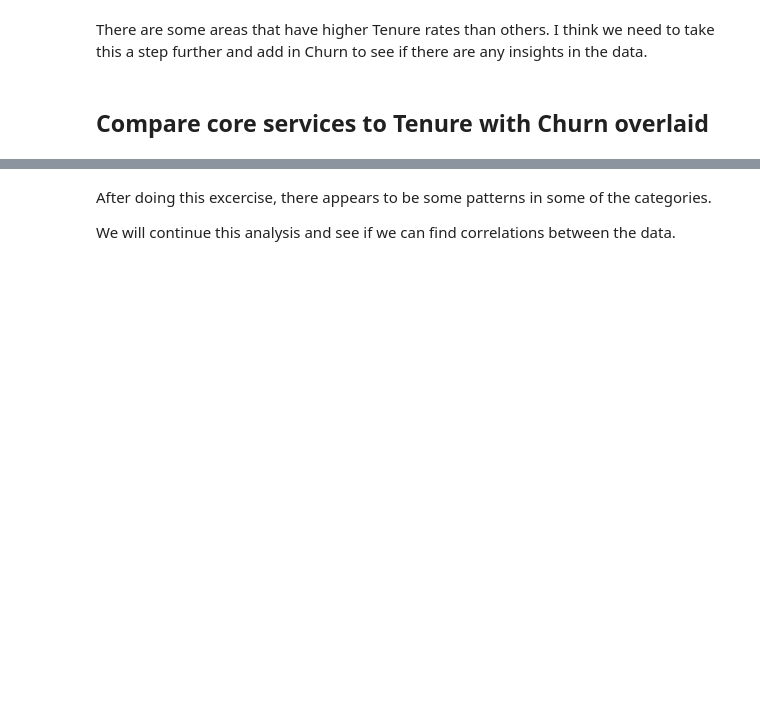
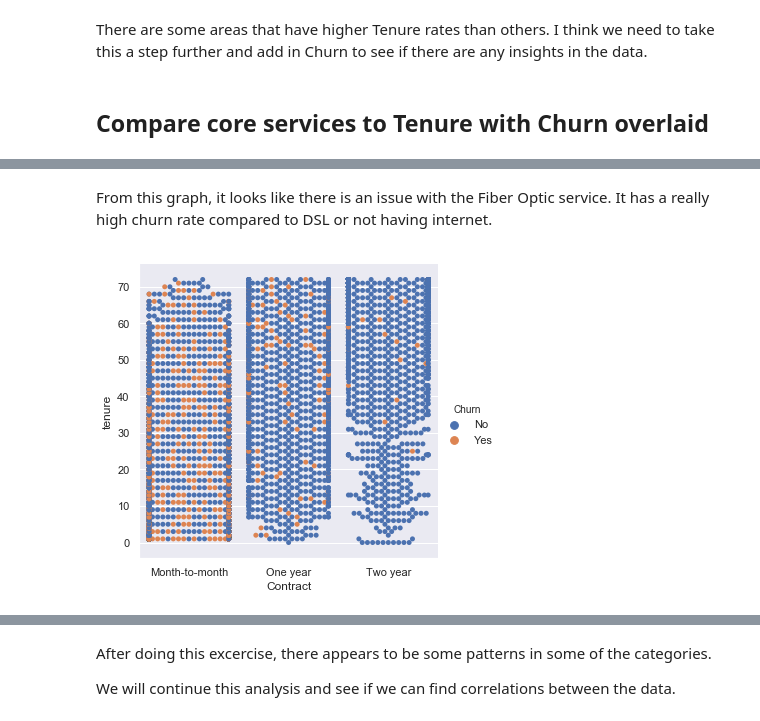
Before and after one commit to DeadBigRedDog/Customer-Churn-Data-Science-Project, a Jupyter notebook: CP1-2 - Customer Churn - Story Telling.ipynb, the cells around one changed output, grey strips where cells are left out. Drawn from its saved outputs; the diff is of its cells as text; code cells hidden in the pictures; blank space fills up the shorter version.

```diff
--- a/CP1-2 - Customer Churn - Story Telling.ipynb
+++ b/CP1-2 - Customer Churn - Story Telling.ipynb
@@ -186,0 +197,10 @@ plt.show()
+# %% [markdown]
+<p>From this graph, it looks like there is an issue with the Fiber Optic service.  It has a really high churn rate compared to DSL or not having internet.</p>
+# %%
+sns.set(color_codes=True)
+#Plot Contract against Tenure
+ax = sns.catplot(x='Contract',y='tenure',kind='swarm',hue='Churn',data=cleaned_customer_churn_df)
+
+plt.show()
+# %% [output]
+[figure, added]
```
Also changed, not shown: parts of 19 cells of this notebook.
